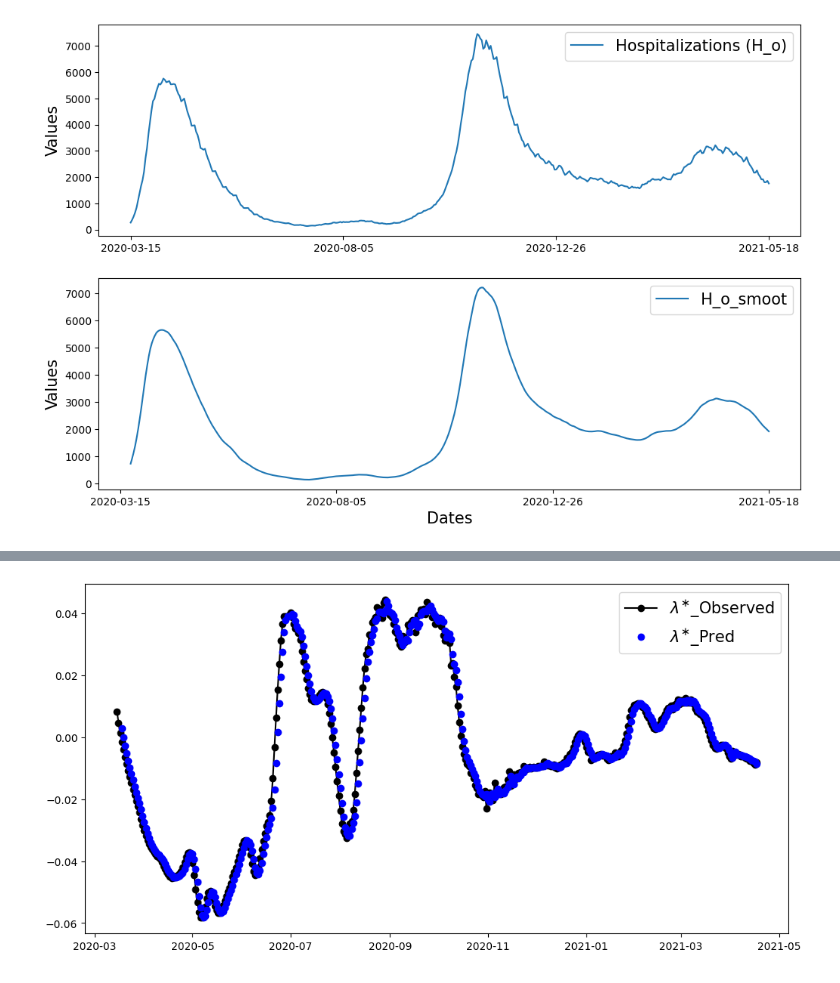
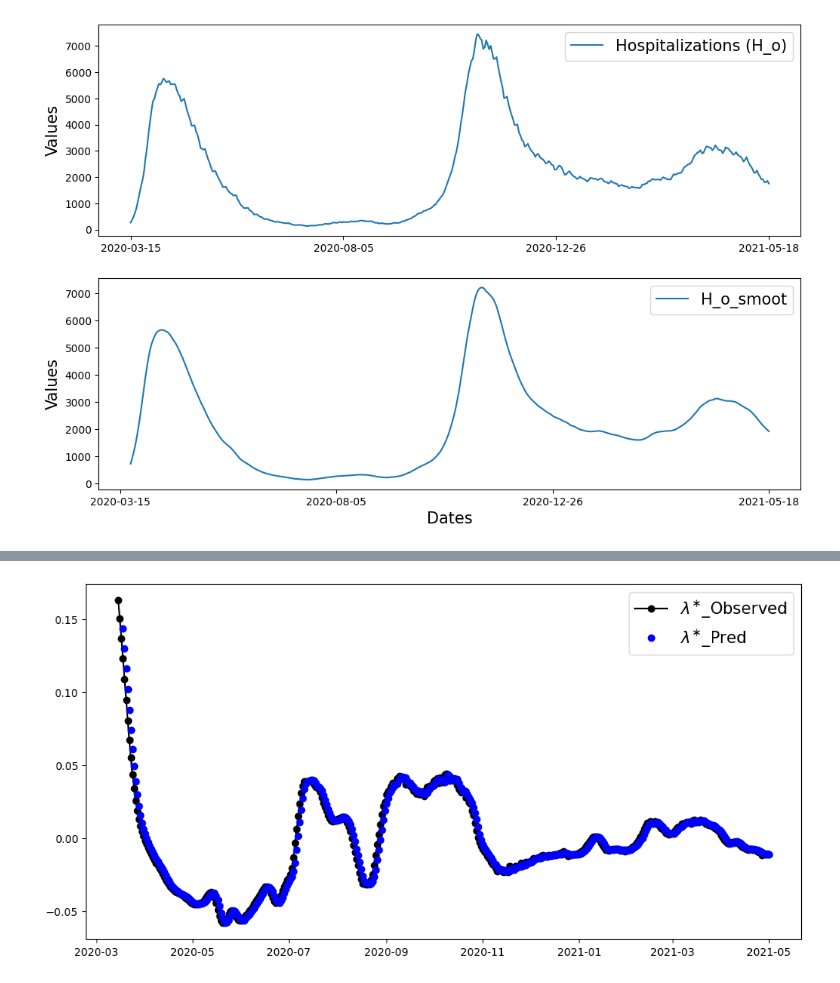
Before and after one commit to OD1992/Python-programs, a Jupyter notebook: Hospi_change_point.ipynb, the cells around one changed output, grey strips where cells are left out. Saved outputs shown, nothing was run; the diff lists cells and outputs as text; code cells hidden in the pictures.

```diff
--- a/Hospi_change_point.ipynb
+++ b/Hospi_change_point.ipynb
@@ -180,8 +180,8 @@ for t in np.arange(d, len(H_smooth_MA)-d):
     tspan_train = [train_t_start,train_t_end]
     data_train = H_smooth_MA
     H_init = data_train[train_t_start]
-    #beta_effective_guess = np.log(data_train[train_t_end]/data_train[train_t_start])/(train_t_end)
-    beta_effective_guess = np.log(data_train[train_t_end])/np.log(data_train[train_t_start])/(train_t_end)
+    beta_effective_guess = np.log(data_train[train_t_end]/data_train[train_t_start])/(train_t_end)
+    #beta_effective_guess = np.log(data_train[train_t_end])/np.log(data_train[train_t_start])/(train_t_end)
     fun_exp = lambda x:phi_exp(x,tspan_train,data_train)
     x_guess_exp = [H_init, beta_effective_guess]
     x_opt_exp = optimize.fmin(fun_exp,x_guess_exp)  # call the optimization solver
@@ -430,32 +431,30 @@ plt.show()
 # %%
-#from scipy.optimize import minimize
 from scipy.optimize import least_squares
 #************ We fit data in times t-1 and t-2 to predict the value at time t.
 # let's define the function form
 def modell(x, tspan, u):
     return x[2]*u[tspan[0]] + x[1]*u[tspan[1]] + x[0]
 
 def funn(x, tspan, u, y):
     return modell(x, tspan, u) - y
 
 u = Lambda
 plt.figure(figsize=(12,6))
 plt.plot(Dates[:len(u)], u, 'o-', color='black')
 for t in np.arange(3, len(u)):
     tspan = [t-2, t-1]
     y = u[tspan]
-    x0 = [1, 0, 0]
-    #print(modell(x0, t, u))
-    #print(funn(x0, t, u, y))
+    x0 = [1, 1, 1]
+    #print(modell(x0, tspan, u))
+    #print(funn(x0, tspan, u, y))
     res = least_squares(funn,x0, args=(tspan, u, y))
-    #output = minimize(funn, x0, args = (t, u, y))
     y_hat = modell(res.x, tspan, u)
     #print("real value: ", u[t], "predicted value: ", y_hat)
     plt.plot(Dates[t], y_hat, 'o', color='blue')
 plt.legend(["$\lambda^{\\ast}$_Observed", "$\lambda^{\\ast}$_Pred"], fontsize=15)
 plt.show()
 # %% [output]
-[figure, old version]
+[figure, new version]
 # %%
 plt.figure(figsize = (12, 8))
 #for t in np.arange(3, 7):
```
Also changed, not shown: parts of 14 cells of this notebook.
